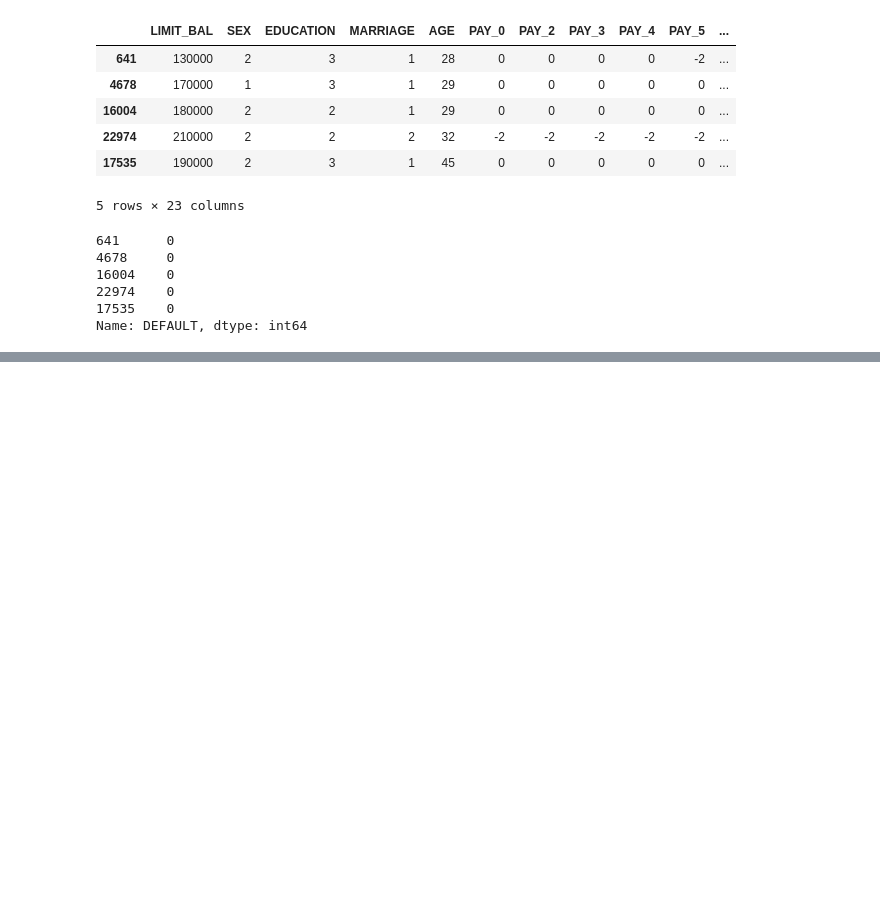
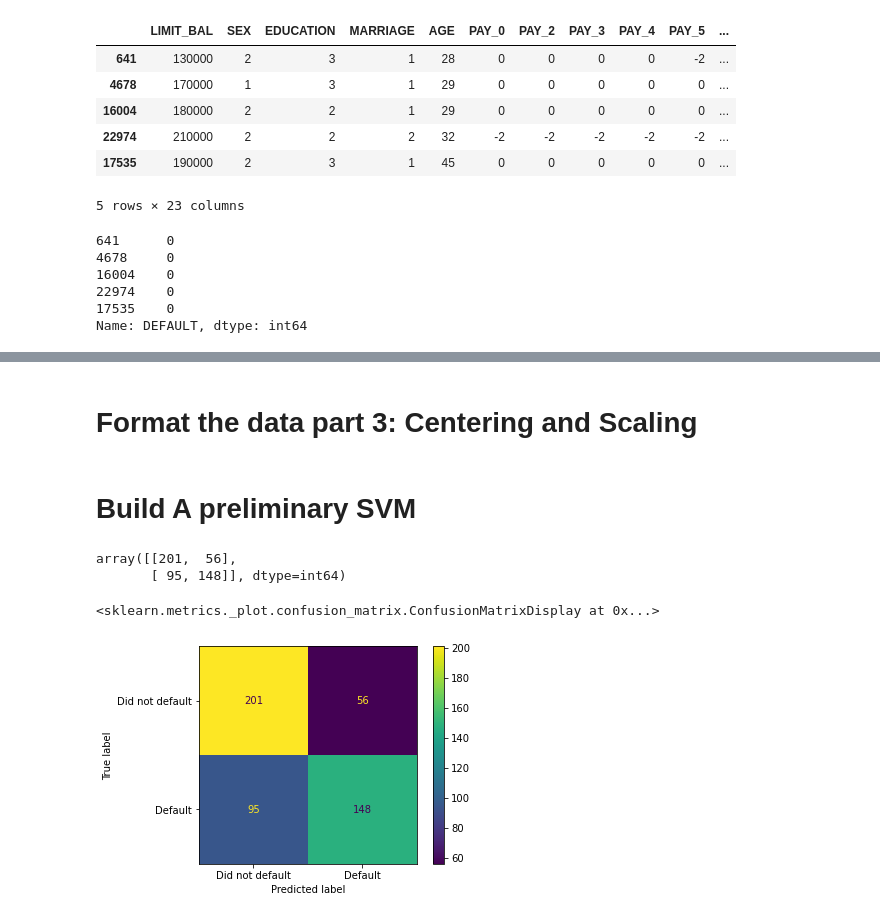
Before and after one commit to lkarjun/data-science-from-scratch, a Jupyter notebook: 16 Logistic Rigression/support_vector_machine.ipynb, the cells around one changed output, grey strips where cells are left out. Drawn from its saved outputs; the diff is of its cells as text; code cells hidden in the pictures; blank space fills up the shorter version.

```diff
--- a/16 Logistic Rigression/support_vector_machine.ipynb
+++ b/16 Logistic Rigression/support_vector_machine.ipynb
@@ -170,0 +183,13 @@ Name: DEFAULT, dtype: int64
+# %%
+X_encoded = pd.get_dummies(X, columns=['SEX',
+                                        'EDUCATION',
+                                        'MARRIAGE',
+                                        'PAY_0',
+                                        'PAY_2',
+                                        'PAY_3',
+                                        'PAY_4',
+                                        'PAY_5',
+                                        'PAY_6'])
+
+pd.set_option('display.max_columns', None)
+X_encoded.head()
@@ -170,0 +203,26 @@ Name: DEFAULT, dtype: int64
+# %% [markdown]
+# Format the data part 3: Centering and Scaling
+# %%
+ X_train, X_test, y_train, y_test = train_test_split(X_encoded, y, random_state=42)
+ X_train_scaled = scale(X_train)
+ X_test_scaled = scale(X_test)
+# %% [markdown]
+# Build A preliminary SVM
+# %%
+clf_svm = SVC(random_state=42)
+clf_svm.fit(X_train_scaled, y_train)
+predicted = clf_svm.predict(X_test_scaled)
+# %%
+confusion_matrix(y_test, predicted)
+# %% [output]
+array([[201,  56],
+       [ 95, 148]], dtype=int64)
+# %%
+plot_confusion_matrix(clf_svm,
+                    X_test_scaled,
+                    y_test,
+                    values_format='d',
+                    display_labels=["Did not default", "Default"])
+# %% [output]
+<sklearn.metrics._plot.confusion_matrix.ConfusionMatrixDisplay at 0x...>
+[figure, added]
```
Also changed, not shown: parts of 3 cells of this notebook.
